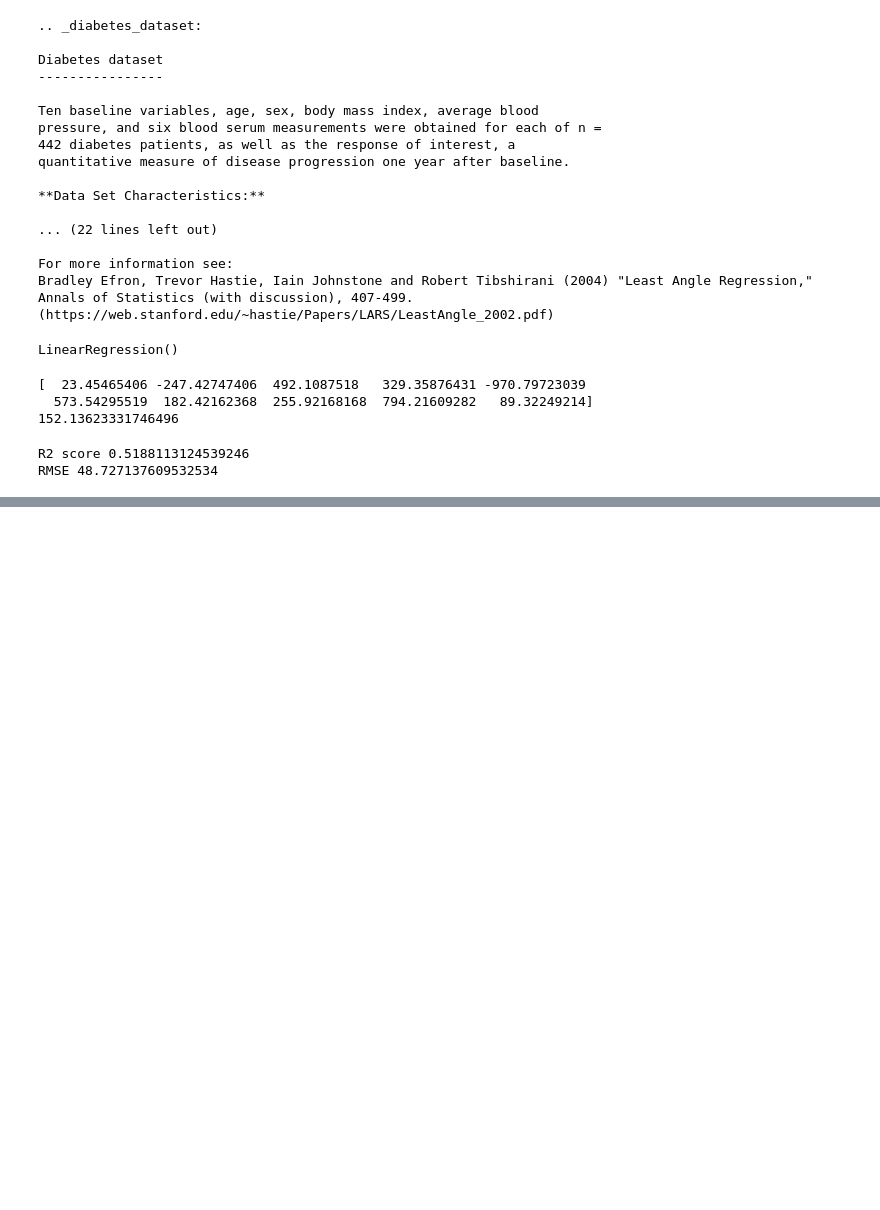
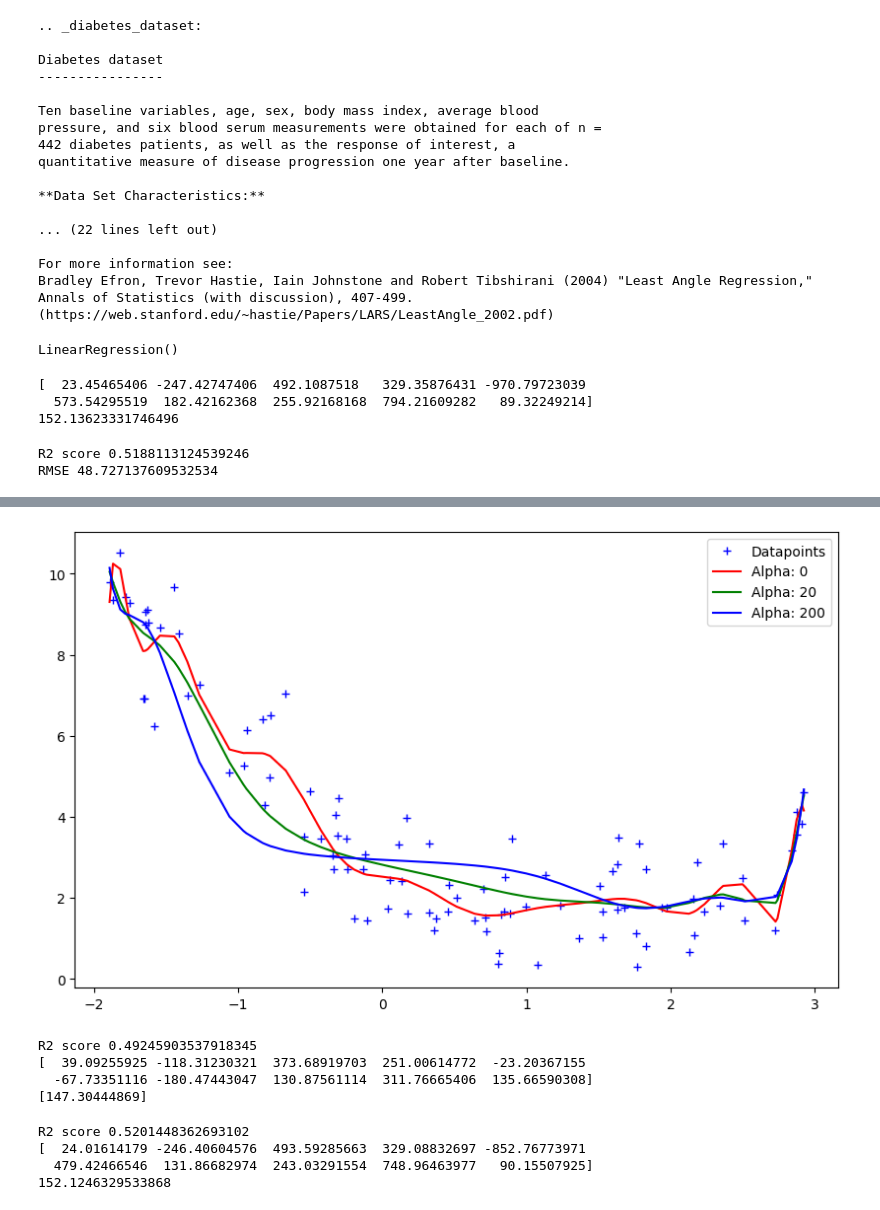
Before and after one commit to johnlaraji1608-collab/ridge_regression_dataset, a Jupyter notebook: ridge_regression.ipynb, the cells around one changed output, grey strips where cells are left out. Drawn from its saved outputs; the diff is of its cells as text; code cells hidden in the pictures; blank space fills up the shorter version.

```diff
--- a/ridge_regression.ipynb
+++ b/ridge_regression.ipynb
@@ -147,0 +177,53 @@ RMSE 48.727137609532534
+# %%
+from sklearn.pipeline import Pipeline
+from sklearn.preprocessing import PolynomialFeatures
+
+def get_preds_ridge(x1, x2, alpha):
+    model = Pipeline([
+        ('poly_feats', PolynomialFeatures(degree=16)),
+        ('ridge', Ridge(alpha=alpha))
+    ])
+    model.fit(x1, x2)
+    return model.predict(x1)
+
+alphas = [0, 20, 200]
+cs = ['r', 'g', 'b']
+
+plt.figure(figsize=(10, 6))
+plt.plot(x1, x2, 'b+', label='Datapoints')
+for alpha, c in zip(alphas, cs):
+    preds = get_preds_ridge(x1, x2, alpha)
+
+    plt.plot(sorted(x1[:, 0]), preds[np.argsort(x1[:, 0])], c, label='Alpha: {}'.format(alpha))
+
+plt.legend()
+plt.show()
+# %% [output]
+[figure, added]
+# %%
+from sklearn.linear_model import SGDRegressor
+reg = SGDRegressor(penalty='l2',max_iter=500,eta0=0.1,learning_rate='constant',alpha=0.001)
+reg.fit(X_train,y_train)
+
+y_pred = reg.predict(X_test)
+print("R2 score",r2_score(y_test,y_pred))
+print(reg.coef_)
+print(reg.intercept_)
+# %% [output]
+R2 score 0.49245903537918345
+[  39.09255925 -118.31230321  373.68919703  251.00614772  -23.20367155
+  -67.73351116 -180.47443047  130.87561114  311.76665406  135.66590308]
+[147.30444869]
+# %%
+reg = Ridge(alpha=0.001, max_iter=500,solver='sparse_cg')
+reg.fit(X_train,y_train)
+
+y_pred = reg.predict(X_test)
+print("R2 score",r2_score(y_test,y_pred))
+print(reg.coef_)
+print(reg.intercept_)
+# %% [output]
+R2 score 0.5201448362693102
+[  24.01614179 -246.40604576  493.59285663  329.08832697 -852.76773971
+  479.42466546  131.86682974  243.03291554  748.96463977   90.15507925]
+152.1246329533868
```
Also changed, not shown: parts of 5 cells of this notebook.
